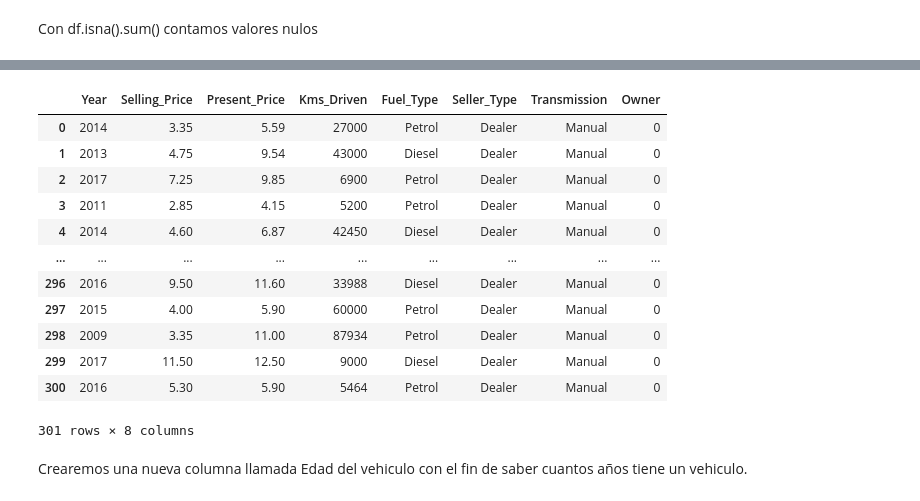
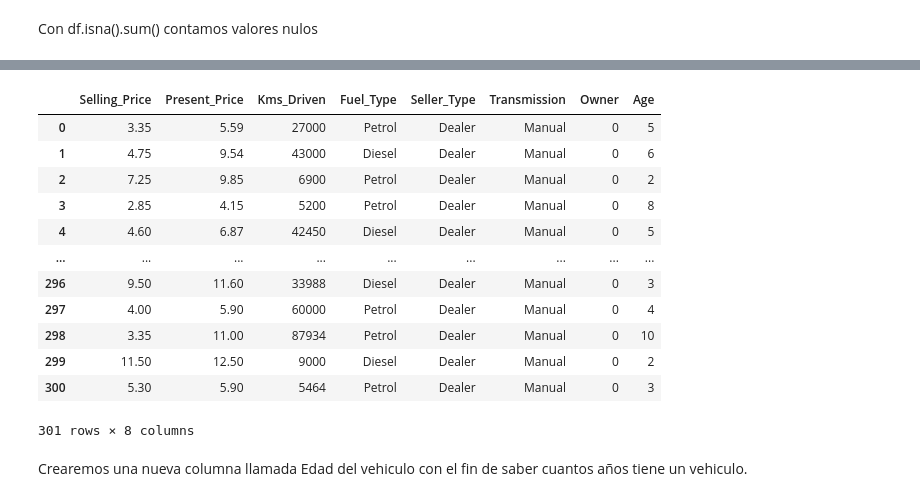
Before and after one commit to jadceron/taller3, a Jupyter notebook: Tarea3_Regresion_Lineal_vehicle_dataset.ipynb, the cells around one changed output, grey strips where cells are left out. Drawn from its saved outputs; the diff is of its cells as text; code cells hidden in the pictures.

```diff
--- a/Tarea3_Regresion_Lineal_vehicle_dataset.ipynb
+++ b/Tarea3_Regresion_Lineal_vehicle_dataset.ipynb
@@ -23,12 +24,24 @@ import numpy as np
 import pandas as pd
 import seaborn as sns
 import matplotlib.pyplot as plt
-
+from sklearn.preprocessing import StandardScaler
+from sklearn.feature_selection import SelectKBest, f_regression
+from sklearn.preprocessing import OneHotEncoder
+from sklearn.compose import ColumnTransformer
+from sklearn.pipeline import Pipeline
+import pandas as pd
+from sklearn.model_selection import train_test_split
+from sklearn.linear_model import LinearRegression, Ridge, Lasso
+from sklearn.model_selection import GridSearchCV
+from sklearn.metrics import mean_absolute_error, mean_squared_error, r2_score, mean_squared_error
+from math import sqrt
+from sklearn.metrics import confusion_matrix, classification_report
+from sklearn.metrics import ConfusionMatrixDisplay
 from warnings import filterwarnings
 filterwarnings("ignore")
 
 # Cargar el dataset
-df = pd.read_csv('C:/Users/jadceron/Documents/vehicledataset/car_data.csv')  # cambia por la ruta de tu archivo
+df = pd.read_csv('/content/car data.csv')
 # %% [markdown]
 Veremos el tamaño de los datos usando shape:
 # %%
@@ -104,0 +181,5 @@ Eliminamos car_name del dataset, el nombre no sera relevante para nuestro analis
+# %%
+
+for i in range(len(df)):
+    df['Age']= df['Year'].max()+1-df['Year']
+df
@@ -105,20 +200,20 @@ Eliminamos car_name del dataset, el nombre no sera relevante para nuestro analis
 # %%
-# Delete car name from dataset
-df = df.drop(columns='Car_Name')
-df
+data = df.copy()
+data.drop(['Car_Name', 'Year'], axis=1, inplace=True)
+data
 # %% [output]
-|  | Year | Selling_Price | Present_Price | Kms_Driven | Fuel_Type | Seller_Type | Transmission | Owner |
-| 0 | 2014 | 3.35 | 5.59 | 27000 | Petrol | Dealer | Manual | 0 |
-| 1 | 2013 | 4.75 | 9.54 | 43000 | Diesel | Dealer | Manual | 0 |
-| 2 | 2017 | 7.25 | 9.85 | 6900 | Petrol | Dealer | Manual | 0 |
-| 3 | 2011 | 2.85 | 4.15 | 5200 | Petrol | Dealer | Manual | 0 |
-| 4 | 2014 | 4.60 | 6.87 | 42450 | Diesel | Dealer | Manual | 0 |
+|  | Selling_Price | Present_Price | Kms_Driven | Fuel_Type | Seller_Type | Transmission | Owner | Age |
+| 0 | 3.35 | 5.59 | 27000 | Petrol | Dealer | Manual | 0 | 5 |
+| 1 | 4.75 | 9.54 | 43000 | Diesel | Dealer | Manual | 0 | 6 |
+| 2 | 7.25 | 9.85 | 6900 | Petrol | Dealer | Manual | 0 | 2 |
+| 3 | 2.85 | 4.15 | 5200 | Petrol | Dealer | Manual | 0 | 8 |
+| 4 | 4.60 | 6.87 | 42450 | Diesel | Dealer | Manual | 0 | 5 |
 | ... | ... | ... | ... | ... | ... | ... | ... | ... |
-| 296 | 2016 | 9.50 | 11.60 | 33988 | Diesel | Dealer | Manual | 0 |
-| 297 | 2015 | 4.00 | 5.90 | 60000 | Petrol | Dealer | Manual | 0 |
-| 298 | 2009 | 3.35 | 11.00 | 87934 | Petrol | Dealer | Manual | 0 |
-| 299 | 2017 | 11.50 | 12.50 | 9000 | Diesel | Dealer | Manual | 0 |
-| 300 | 2016 | 5.30 | 5.90 | 5464 | Petrol | Dealer | Manual | 0 |
+| 296 | 9.50 | 11.60 | 33988 | Diesel | Dealer | Manual | 0 | 3 |
+| 297 | 4.00 | 5.90 | 60000 | Petrol | Dealer | Manual | 0 | 4 |
+| 298 | 3.35 | 11.00 | 87934 | Petrol | Dealer | Manual | 0 | 10 |
+| 299 | 11.50 | 12.50 | 9000 | Diesel | Dealer | Manual | 0 | 2 |
+| 300 | 5.30 | 5.90 | 5464 | Petrol | Dealer | Manual | 0 | 3 |
 301 rows × 8 columns
 # %% [markdown]
 Crearemos una nueva columna llamada Edad del vehiculo con el fin de saber cuantos años tiene un vehiculo.
```
Also changed, not shown: parts of 55 cells of this notebook.
